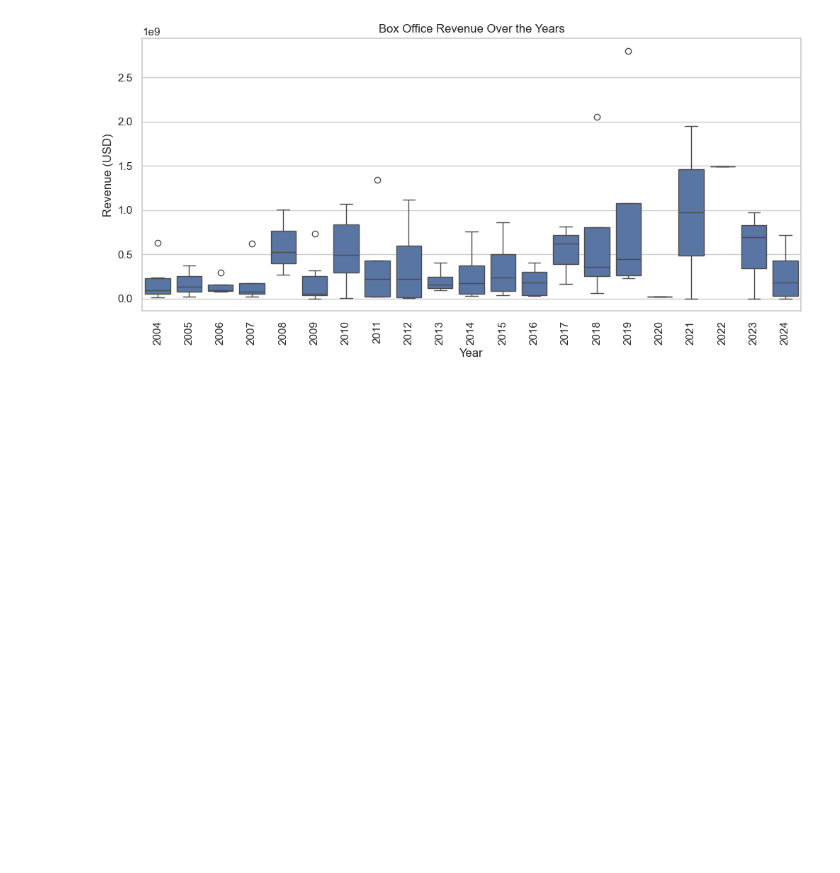
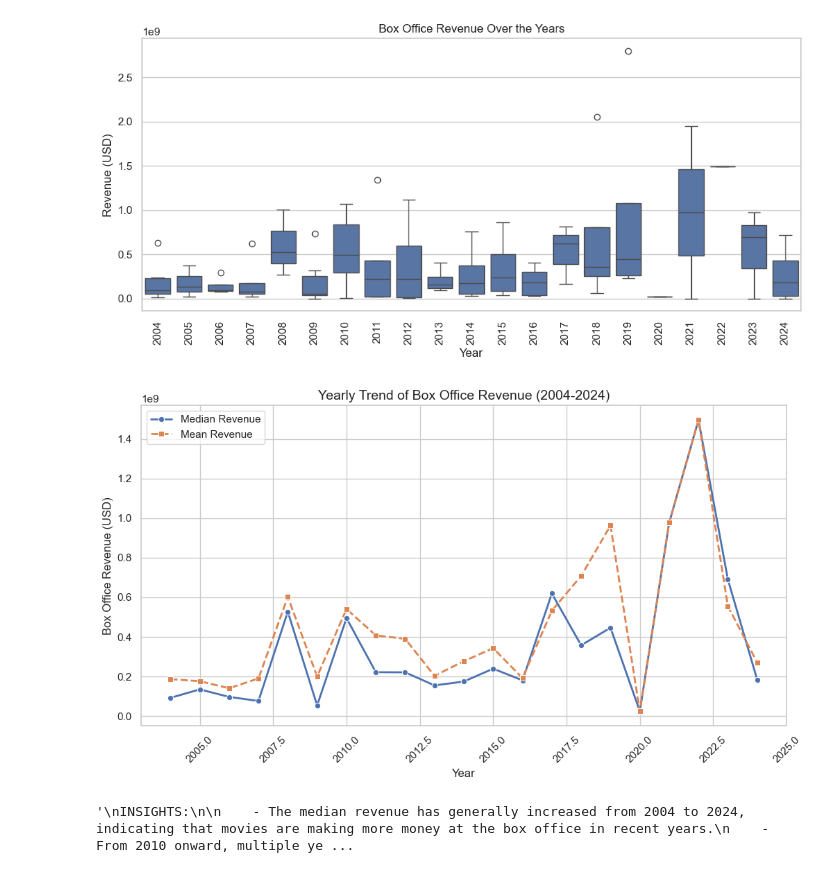
Before and after one commit to BihaniM/-OOP-for-School-Management-System, a Jupyter notebook: IMDB_Analysis.ipynb, the cells around one changed output. Drawn from its saved outputs; the diff is of its cells as text; code cells hidden in the pictures; blank space fills up the shorter version.

Commit message:
Q2: Uncovering trends and patterns in the data set

```diff
--- a/IMDB_Analysis.ipynb
+++ b/IMDB_Analysis.ipynb
@@ -293,3 +348,40 @@ plt.ylabel("Revenue (USD)")
 plt.show()
 # %% [output]
 [figure]
+# %%
+# Group data by year and calculate mean and median revenue
+yearly_revenue = df.groupby("Year")["Box Office Revenue"].agg(["median", "mean"])
+
+# Plot the line chart
+plt.figure(figsize=(12, 6))
+sns.lineplot(data=yearly_revenue, x=yearly_revenue.index, y="median", marker="o", label="Median Revenue", linewidth=2)
+sns.lineplot(data=yearly_revenue, x=yearly_revenue.index, y="mean", marker="s", label="Mean Revenue", linewidth=2, linestyle="dashed")
+
+# Chart title and labels
+plt.title("Yearly Trend of Box Office Revenue (2004-2024)", fontsize=14)
+plt.xlabel("Year", fontsize=12)
+plt.ylabel("Box Office Revenue (USD)", fontsize=12)
+plt.xticks(rotation=45)
+plt.legend()
+plt.grid(True)
+
+plt.show()
+# %% [output]
+[figure, added]
+# %%
+"""
+INSIGHTS:
+
+    - The median revenue has generally increased from 2004 to 2024, indicating that movies are making more money at the box office in recent years.
+    - From 2010 onward, multiple years show outliers crossing the $1 billion+ range, especially in 2018, 2019, and 2021.
+    - COVID-19 Impact in 2020:
+        -2020 has a near-flat box plot, showing that almost all movies in that year had significantly lower earnings.
+        - The COVID-19 pandemic led to widespread theater closures, reduced audience turnout, and streaming releases, resulting in a historically low box office year.
+        - However, 2021 saw a sharp rebound, with major hits like Spider-Man: No Way Home surpassing $1.9 billion.
+    - Some movies are breaking records, while others still struggle, suggesting a greater gap between blockbuster hits and lower-performing films.
+    - Box office revenue appears moderately strong, but not as high as pre-pandemic years (2018-2019), suggesting that while theaters have recovered,
+    the growth of streaming platforms and changes in audience behavior may be influencing box office performance.
+
+"""
+# %% [output]
+'\nINSIGHTS:\n\n    - The median revenue has generally increased from 2004 to 2024, indicating that movies are making more money at the box office in recent years.\n    - From 2010 onward, multiple ye ...
```
Also changed, not shown: parts of 5 cells of this notebook.
